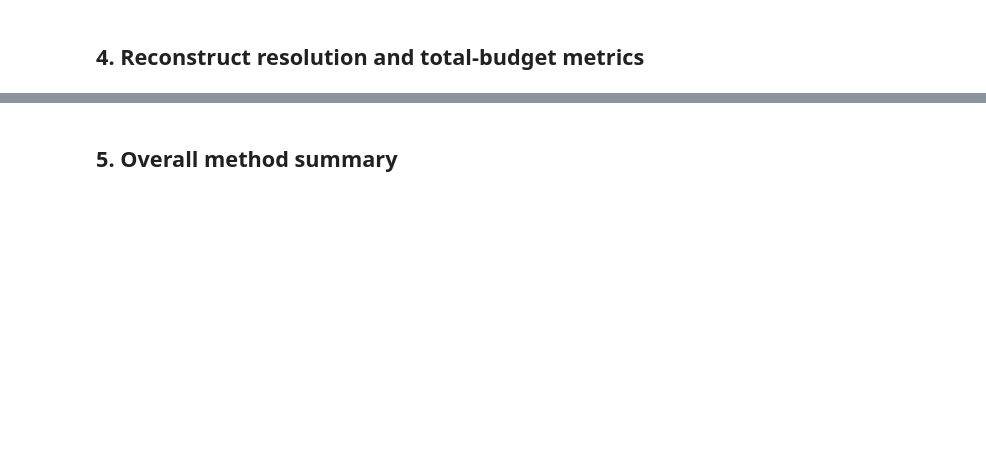
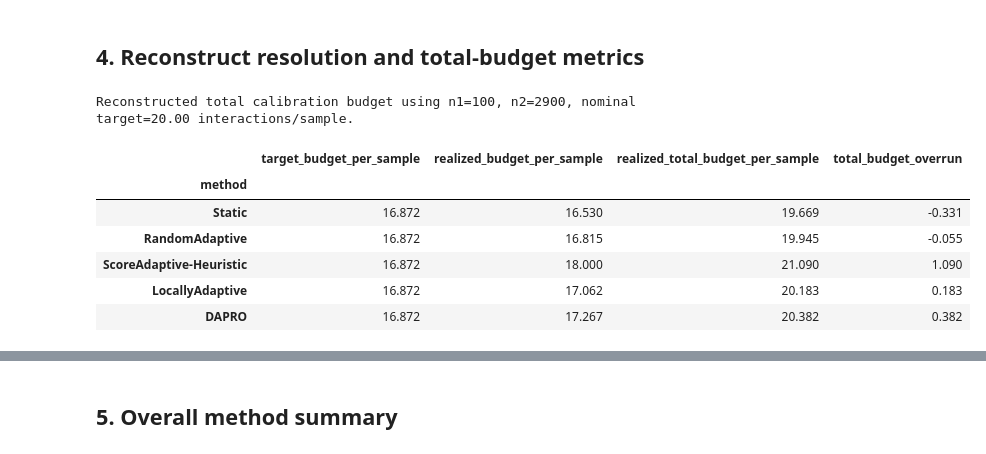
Before and after one commit to Shai128/dapro_rebuttal, a Jupyter notebook: notebooks/phase1_optimization_ablation_analysis.ipynb, the cells around one changed output, grey strips where cells are left out. Drawn from its saved outputs; the diff is of its cells as text; code cells hidden in the pictures; blank space fills up the shorter version.

```diff
--- a/notebooks/phase1_optimization_ablation_analysis.ipynb
+++ b/notebooks/phase1_optimization_ablation_analysis.ipynb
@@ -355,10 +388,22 @@ print(f"Validated {n_splits} paired splits, {len(sample_df):,} sample-method row
 # %% [markdown]
 ## 4. Reconstruct resolution and total-budget metrics
 # %%
-sample_df["resolved_for_calibration"] = (
-    sample_df["event_observed_indicator"].eq(1)
-    | sample_df["censoring_time"].gt(sample_df["q_prior_i"])
-).astype(float)
+paper_count_indexing = bool(
+    metadata
+    and "Quantiles are converted" in metadata.get("indexing_convention", "")
+)
+if not paper_count_indexing:
+    display(Markdown(
+        "> **Legacy-run warning:** these saved rows use the old off-by-one acquisition convention. They also store `p_min` as the locally-adaptive terminal probability on every failed path, so the legacy Local raw mean weight is not comparable. The corrected script fixes both issues; re-run it before using these values as final results."
+    ))
+if paper_count_indexing:
+    sample_df["resolved_for_calibration"] = sample_df["resolved_indicator"].astype(float)
+else:
+    # Compatibility with legacy outputs, which stored zero-based stopping indices.
+    sample_df["resolved_for_calibration"] = (
+        sample_df["event_observed_indicator"].eq(1)
+        | sample_df["censoring_time"].gt(sample_df["q_prior_i"])
+    ).astype(float)
 reconstructed_resolution = (
     sample_df.groupby(["split_id", "method"], observed=True)["resolved_for_calibration"]
     .mean().rename("reconstructed_resolution_rate").reset_index()
@@ -420,33 +465,54 @@ if total_budget_available:
     phase1_spread = split_df.groupby("split_id")["reconstructed_phase1_total_cost"].agg(
         lambda values: values.max() - values.min()
     )
     assert phase1_spread.max() <= 1e-8
     split_df["realized_total_budget_per_sample"] = (
         split_df["reconstructed_phase1_total_cost"]
         + split_df["realized_budget_per_sample"] * split_df["phase2_sample_count"]
     ) / split_df["calibration_sample_count"]
     split_df["total_budget_overrun"] = (
         split_df["realized_total_budget_per_sample"] - nominal_total_budget
     )
     print(
         f"Reconstructed total calibration budget using n1={n1}, "
         f"n2={int(split_df['phase2_sample_count'].iloc[0])}, "
         f"nominal target={nominal_total_budget:.2f} interactions/sample."
     )
 else:
     nominal_total_budget = math.nan
     split_df["realized_total_budget_per_sample"] = np.nan
     split_df["total_budget_overrun"] = np.nan
     display(Markdown(
         "> **Budget warning:** metadata are unavailable, so only Phase-II budget quantities are reported."
     ))
 
+# Outlier-robust terminal-weight summaries for visualization only. Raw means
+# remain in every statistical table because they are the theorem-aligned proxy.
+trimmed_weight = (
+    sample_df.groupby(["split_id", "method"], observed=True)["latent_terminal_weight"]
+    .apply(lambda values: values[values <= values.quantile(0.99)].mean())
+    .rename("phase2_p99_trimmed_mean_latent_terminal_weight")
+    .reset_index()
+)
+split_df = split_df.merge(
+    trimmed_weight, on=["split_id", "method"], validate="one_to_one"
+)
+
 display(
     split_df.groupby("method")[[
         "target_budget_per_sample", "realized_budget_per_sample",
         "realized_total_budget_per_sample", "total_budget_overrun",
     ]].mean().reindex(METHOD_ORDER).style.format("{:.3f}")
 )
+# %% [output]
+Reconstructed total calibration budget using n1=100, n2=2900, nominal target=20.00 interactions/sample.
+|  | target_budget_per_sample | realized_budget_per_sample | realized_total_budget_per_sample | total_budget_overrun |
+| method |  |  |  |  |
+| Static | 16.872 | 16.530 | 19.669 | -0.331 |
+| RandomAdaptive | 16.872 | 16.815 | 19.945 | -0.055 |
+| ScoreAdaptive-Heuristic | 16.872 | 18.000 | 21.090 | 1.090 |
+| LocallyAdaptive | 16.872 | 17.062 | 20.183 | 0.183 |
+| DAPRO | 16.872 | 17.267 | 20.382 | 0.382 |
 # %% [markdown]
 ### Metric definitions and inferential scope
 
```
Also changed, not shown: parts of 24 cells of this notebook, 10 other files.
